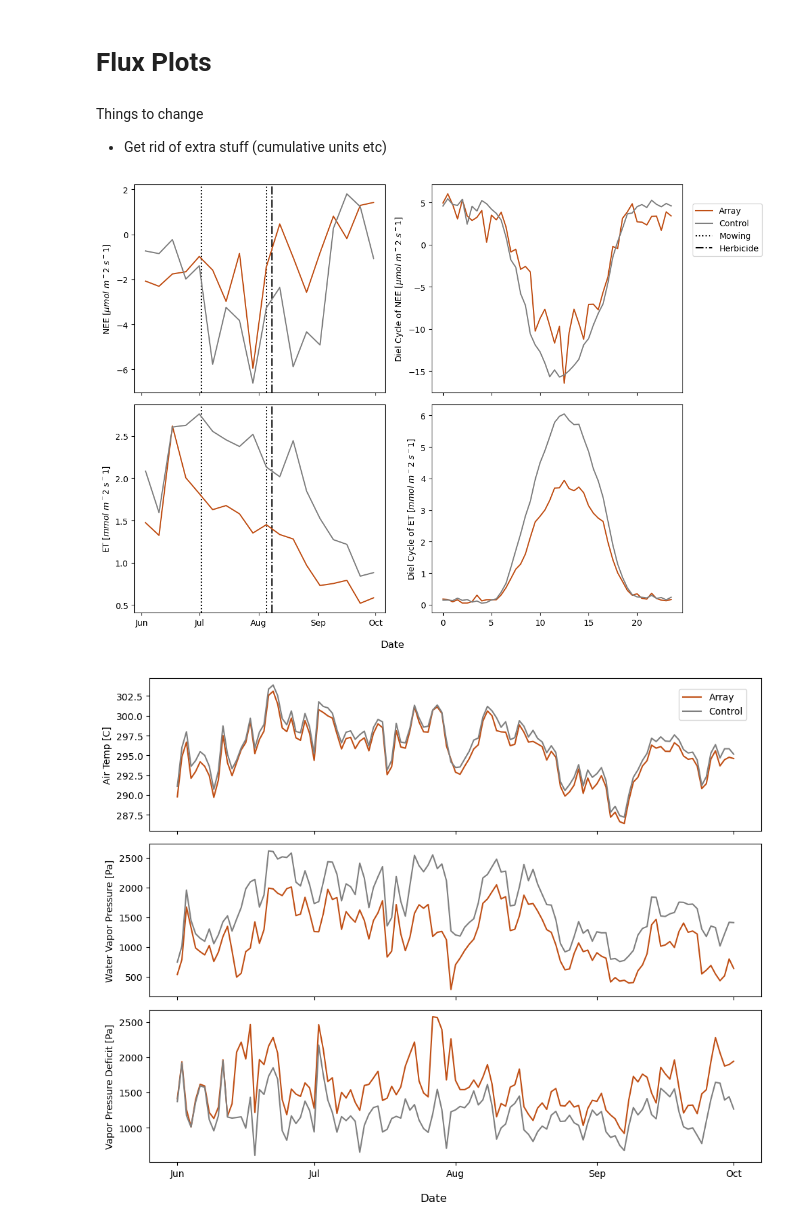
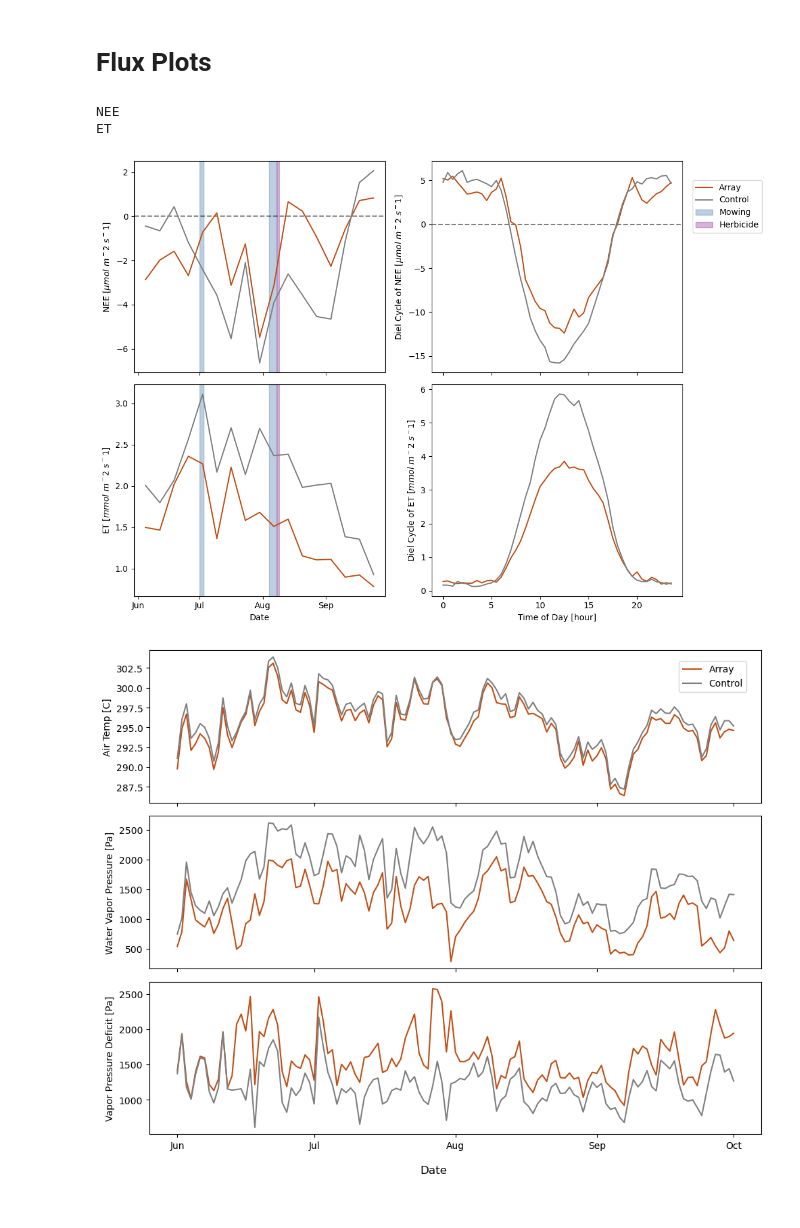
Before and after one commit to ermather/Kogonsa_Solar_obs_analysis, a Jupyter notebook: obs_analysis/AVRF_manuscript_figs.ipynb, the cells around one changed output. Cells and saved outputs as stored; diff of their text form; code cells hidden in the pictures.

Commit message:
Updates to flux plot (changed averaging method, changed managment to bands that span days, aethetic changes)

```diff
--- a/obs_analysis/AVRF_manuscript_figs.ipynb
+++ b/obs_analysis/AVRF_manuscript_figs.ipynb
@@ -217,9 +195,0 @@ ax1.tick_params(axis='x', labelrotation=45);
-# %%
-var = 'FC'
-# KSA_gf = KSA_use
-fig, ax1 = plt.subplots()
-
-ax1.plot(KSC_use[var][sd_cut:ed_cut], label = 'KSC')
-ax1.plot(KSA_use[var][sd_cut:ed_cut], label = 'KSC')
-plt.legend()
-ax1.tick_params(axis='x', labelrotation=45);
@@ -228,103 +196,92 @@ ax1.tick_params(axis='x', labelrotation=45);
 # %% [markdown]
 # Flux Plots
-# %% [markdown]
-Things to change
-- Get rid of extra stuff (cumulative units etc)
 # %%
-#Cumulative plot - 3 panels
+#Flux plots (NEE and ET)
 
 #Change dates and variable
-sd = dt.datetime(2025,6,1)
-ed = dt.datetime(2025, 10, 1)
-edex = dt.datetime(2025, 10, 2)
+sd_cut = dt.datetime(2025,6,4)
+ed_cut = dt.datetime(2025, 9, 25)
 
 #[short var name, var name in dataframe, units, LE conversion factor, min val, max val, unit conversion for cumulative]
-vardict = {'NEE': ['NEE', 'co2_flux', '[$\mu mol \ m^-2 \ s^-1$]','[$g \ m^-2$]'],
-           'Evapotranspiration': ['ET', 'h2o_flux', '[$mmol \ m^-2 \ s^-1$]','[$mm$]'],
+vardict = {'NEE': '[$\mu mol \ m^-2 \ s^-1$]',
+           'ET': '[$mmol \ m^-2 \ s^-1$]',
 }
 
 #Create plot
 figsize = (10, 8)
 fig, axs = plt.subplots(2,2,  figsize = figsize, sharex = 'col')
 
+#Add zero line for NEE plots
+for ax in axs[0, :]:
+    ax.axhline(0, c = 'k', linestyle = '--', alpha = 0.5) #first mowing
+
+
 #Add management as vertical lines on each plot
 for ax in axs[:, 0]:
-    m1 = ax.axvline(dt.datetime(2025, 7, 2), c = 'k', linestyle = ':', label = 'Mowing') #first mowing
-    ax.axvline(dt.datetime(2025, 8, 5), c = 'k', linestyle = ':') #Second mowing
-    m2 = ax.axvline(dt.datetime(2025, 8, 8), c = 'k', linestyle = '-.', label = 'Herbicide') #Herbacide
+    m1 = ax.axvspan(xmin=dt.datetime(2025, 7, 1), xmax=dt.datetime(2025, 7, 3), alpha=0.3, color=colordict['south'])
+    ax.axvspan(xmin=dt.datetime(2025, 8, 4), xmax=dt.datetime(2025, 8, 8), alpha=0.3, color=colordict['south'])
+    m2 = ax.axvspan(xmin=dt.datetime(2025, 8, 8), xmax=dt.datetime(2025, 8, 9), alpha=0.3, color=colordict['other3'])
+
 
 
 #Loop through variables, plot time series and cumulative plot for each
 handles = [] #Empty list - later filled with legend labels
-for i in range(2):
-
-    var = list(vardict.keys())[i] #Long var name
-    varname_short = vardict[var][0] #Shortened var name
-    col = vardict[var][1] #column name in dataframe
-    reg_units = vardict[var][2] #Units
-    cum_units = vardict[var][3] #Units for cumulative plot
-    ETtoLE = 1/vardict[var][4] #Conversion factor for converting between water flux units
-    min_val = vardict[var][4]*vardict[var][5] #Min value for filtering
-    max_val = vardict[var][4]*vardict[var][6] #Max val for filtering
-    units_conv = vardict[var][7] #unit regular to cumulative units conversion factor - see code comments above for where these values come from
-
-    #Filter based on min and max vals
-    val_filter = (KSA[col]>=min_val) & (KSA[col]<=max_val) & (KSC[col]>=min_val) & (KSC[col]<=max_val)
+for i in range(len(vardict.keys())): #Need i for plotting
+    var = list(vardict.keys())[i]
+    units = vardict[var]
+    print(var)
 
     #Time series plot
     #Select left axis
     axl = axs[i, 0]
 
-    #
-    KSA_avg = day_avg(KSA[col].where(val_filter), avg_time = '7d')
-    KSC_avg = day_avg(KSC[col].where(val_filter), avg_time = '7d')
+    KSA_avg = weighted_week_avg(KSA_use[var])
+    KSC_avg = weighted_week_avg(KSC_use[var])
 
     #Plot time series on left axis
     l1 = axl.plot(KSA_avg[sd:ed], label = 'Array', c = arraycolor)
     l2 = axl.plot(KSC_avg[sd:ed], label = 'Control', c = colordict['control'])
 
-    axl.set_ylabel(varname_short  + ' ' + reg_units)
+    axl.set_ylabel(var  + ' ' + units)
 
     #Cumulative plot
     #Right axis
     axr = axs[i, 1]
 
     #calculate cumulative values
-    KSA_day_cyc = day_cyc(KSA[col].where(val_filter), sd = sd, ed = ed)
-    KSC_day_cyc = day_cyc(KSC[col].where(val_filter), sd = sd, ed=ed)
+    KSA_day_cyc = day_cyc(KSA_use[var])
+    KSC_day_cyc = day_cyc(KSC_use[var])
 
-    axr.set_ylabel('Diel Cycle of ' + varname_short  + ' ' + reg_units)
+    axr.set_ylabel('Diel Cycle of ' + var  + ' ' + units)
 
 
     axr.plot(hh_index, KSA_day_cyc, c = arraycolor)
     axr.plot(hh_index, KSC_day_cyc, c = colordict['control'])
 
 
     if not handles: #handles is a list which returns false if empty (if empty, then include values l1 and l2)
         handles = [l1[0], l2[0], m1, m2]
 
 
 axl.xaxis.set_major_locator(mdates.MonthLocator())  # Tick at start of each month
 axl.xaxis.set_major_formatter(mdates.DateFormatter('%b'))  # Format as abbreviated month name
 
-# #Rotate tick labels
-# for tick in axr.get_xticklabels():
-#     tick.set_rotation(45)
-# for tick in axl.get_xticklabels():
-#     tick.set_rotation(45)
-fig.supxlabel('Date')
-# fig.suptitle('Fluxes June 1-October 1 2025')
+#X-axis labels
+axl.set_xlabel('Date')
+axr.set_xlabel('Time of Day [hour]')
 
 #Add figure legend
 fig.legend(handles, ['Array', 'Control', 'Mowing', 'Herbicide'], loc = 'upper right', bbox_to_anchor=(1.125, .95))
 
 #Save figure
 save_base_path = r'C:\Users\emily\Documents\Grad_School\Research\Solar\Figures\AVRF_manuscript\\'
 fig.tight_layout()
 # plt.savefig(save_base_path + 'all_flux_plots.png', bbox_inches=Bbox([[0,-.2],figsize]))
 plt.savefig(save_base_path + 'all_flux_plots.png', bbox_inches='tight')
 # %% [output]
+NEE
+ET
-[figure, old version]
+[figure, new version]
 # %%
 #Micromet Plot - 3 panels
 
```
Also changed, not shown: parts of 7 cells of this notebook.
